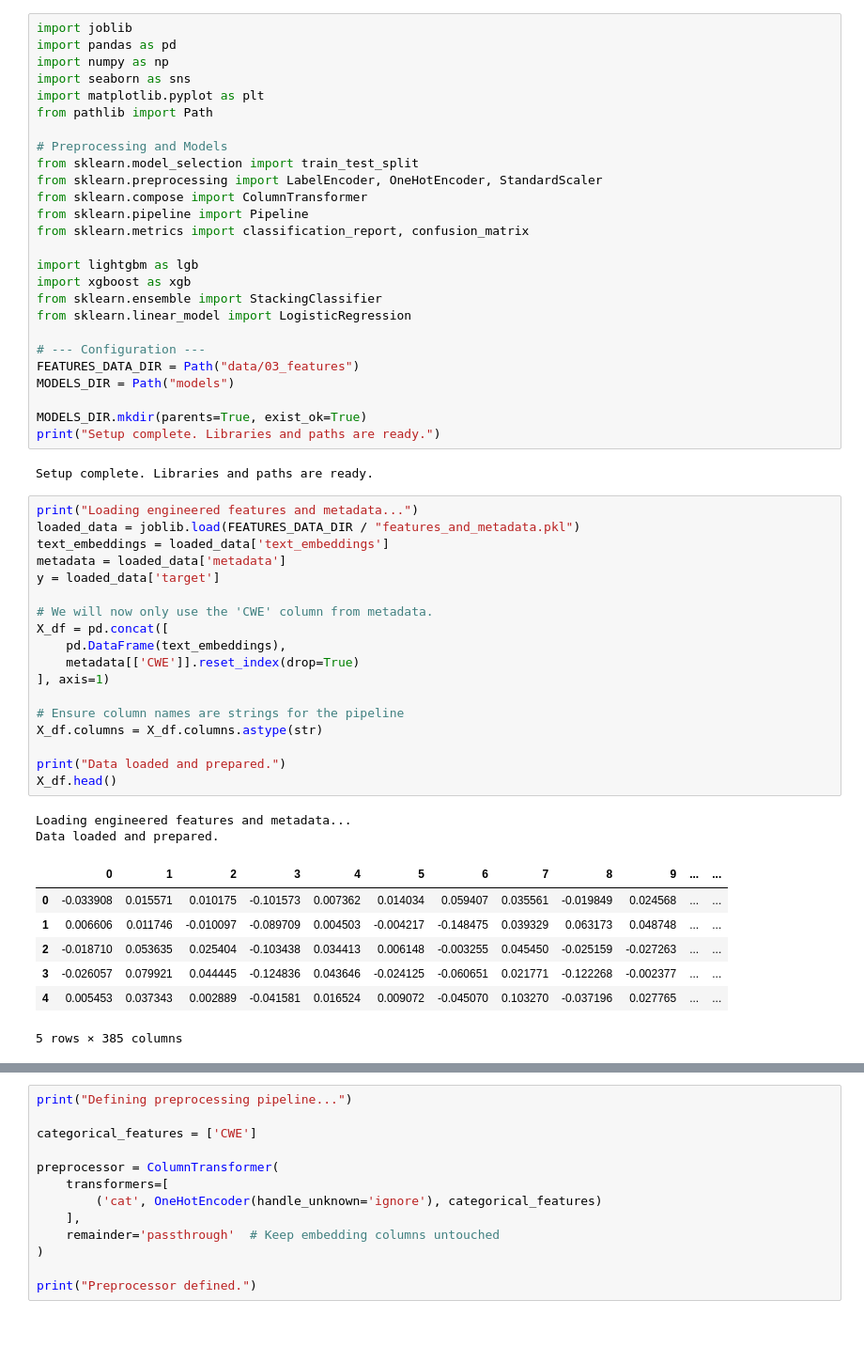
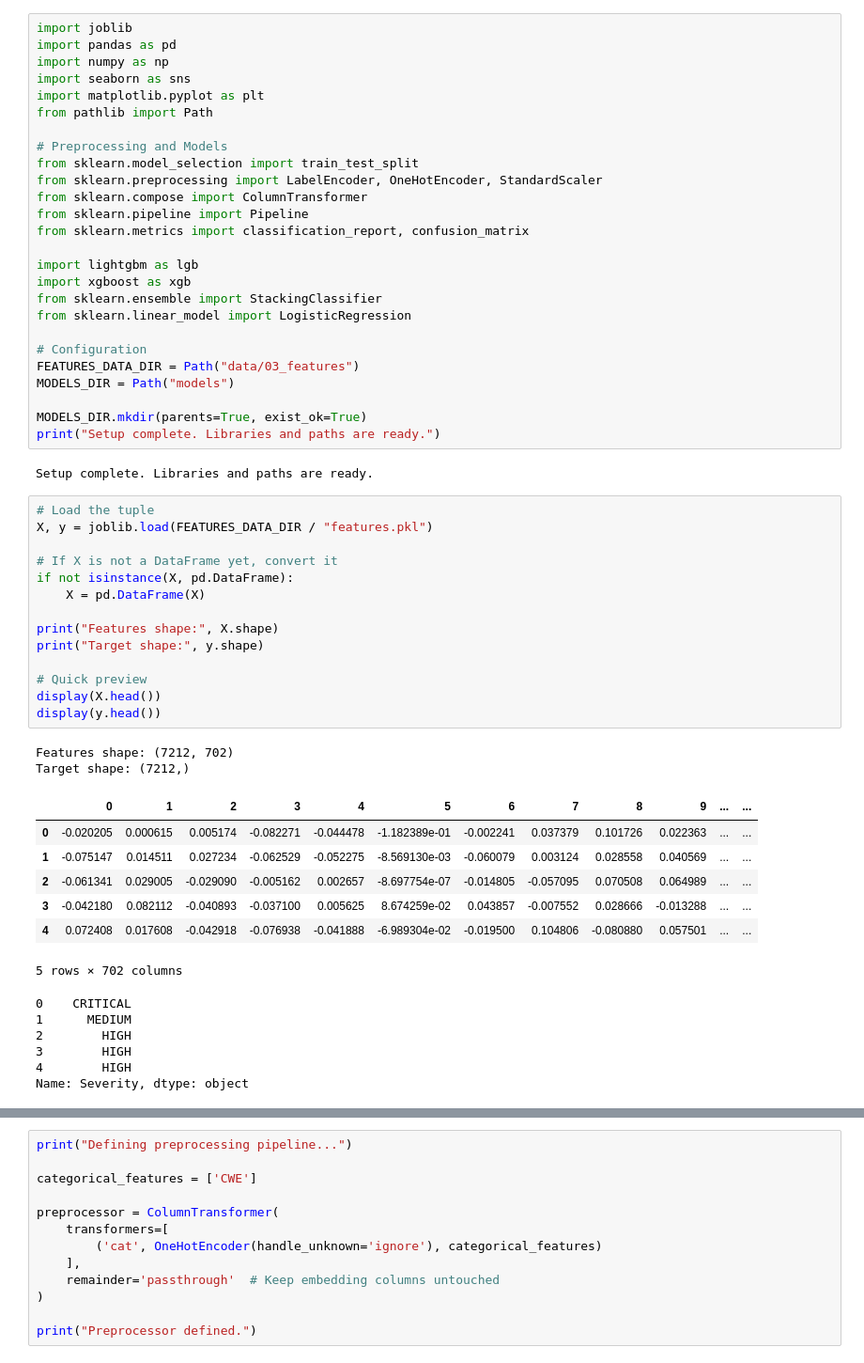
Before and after one commit to AlishanMirza/Machine-Learning-Based-Risk-Scoring, a Jupyter notebook: 04_model_training_evaluation.ipynb, the cells around one changed output, grey strips where cells are left out. Shown: that part at 94% size. Saved outputs shown, nothing was run; the diff lists cells and outputs as text; blank space fills up the shorter version.

```diff
--- a/04_model_training_evaluation.ipynb
+++ b/04_model_training_evaluation.ipynb
@@ -18,7 +18,7 @@ import xgboost as xgb
 from sklearn.ensemble import StackingClassifier
 from sklearn.linear_model import LogisticRegression
 
-# --- Configuration ---
+# Configuration
 FEATURES_DATA_DIR = Path("data/03_features")
 MODELS_DIR = Path("models")
 
@@ -27,33 +27,35 @@ print("Setup complete. Libraries and paths are ready.")
 # %% [output]
 Setup complete. Libraries and paths are ready.
 # %%
-print("Loading engineered features and metadata...")
-loaded_data = joblib.load(FEATURES_DATA_DIR / "features_and_metadata.pkl")
-text_embeddings = loaded_data['text_embeddings']
-metadata = loaded_data['metadata']
-y = loaded_data['target']
+# Load the tuple
+X, y = joblib.load(FEATURES_DATA_DIR / "features.pkl")
 
-# We will now only use the 'CWE' column from metadata.
-X_df = pd.concat([
-    pd.DataFrame(text_embeddings),
-    metadata[['CWE']].reset_index(drop=True)
-], axis=1)
+# If X is not a DataFrame yet, convert it
+if not isinstance(X, pd.DataFrame):
+    X = pd.DataFrame(X)
 
-# Ensure column names are strings for the pipeline
-X_df.columns = X_df.columns.astype(str)
+print("Features shape:", X.shape)
+print("Target shape:", y.shape)
 
-print("Data loaded and prepared.")
-X_df.head()
+# Quick preview
+display(X.head())
+display(y.head())
 # %% [output]
-Loading engineered features and metadata...
-Data loaded and prepared.
+Features shape: (7212, 702)
+Target shape: (7212,)
 |  | 0 | 1 | 2 | 3 | 4 | 5 | 6 | 7 | 8 | 9 | ... | ... |
-| 0 | -0.033908 | 0.015571 | 0.010175 | -0.101573 | 0.007362 | 0.014034 | 0.059407 | 0.035561 | -0.019849 | 0.024568 | ... | ... |
-| 1 | 0.006606 | 0.011746 | -0.010097 | -0.089709 | 0.004503 | -0.004217 | -0.148475 | 0.039329 | 0.063173 | 0.048748 | ... | ... |
-| 2 | -0.018710 | 0.053635 | 0.025404 | -0.103438 | 0.034413 | 0.006148 | -0.003255 | 0.045450 | -0.025159 | -0.027263 | ... | ... |
-| 3 | -0.026057 | 0.079921 | 0.044445 | -0.124836 | 0.043646 | -0.024125 | -0.060651 | 0.021771 | -0.122268 | -0.002377 | ... | ... |
-| 4 | 0.005453 | 0.037343 | 0.002889 | -0.041581 | 0.016524 | 0.009072 | -0.045070 | 0.103270 | -0.037196 | 0.027765 | ... | ... |
+| 0 | -0.020205 | 0.000615 | 0.005174 | -0.082271 | -0.044478 | -1.182389e-01 | -0.002241 | 0.037379 | 0.101726 | 0.022363 | ... | ... |
+| 1 | -0.075147 | 0.014511 | 0.027234 | -0.062529 | -0.052275 | -8.569130e-03 | -0.060079 | 0.003124 | 0.028558 | 0.040569 | ... | ... |
+| 2 | -0.061341 | 0.029005 | -0.029090 | -0.005162 | 0.002657 | -8.697754e-07 | -0.014805 | -0.057095 | 0.070508 | 0.064989 | ... | ... |
+| 3 | -0.042180 | 0.082112 | -0.040893 | -0.037100 | 0.005625 | 8.674259e-02 | 0.043857 | -0.007552 | 0.028666 | -0.013288 | ... | ... |
+| 4 | 0.072408 | 0.017608 | -0.042918 | -0.076938 | -0.041888 | -6.989304e-02 | -0.019500 | 0.104806 | -0.080880 | 0.057501 | ... | ... |
-5 rows × 385 columns
+5 rows × 702 columns
+0    CRITICAL
+1      MEDIUM
+2        HIGH
+3        HIGH
+4        HIGH
+Name: Severity, dtype: object
 # %%
 print("Splitting data into training and testing sets...")
 label_encoder = LabelEncoder()
```
Also changed, not shown: parts of 6 cells of this notebook, 7 other files.
